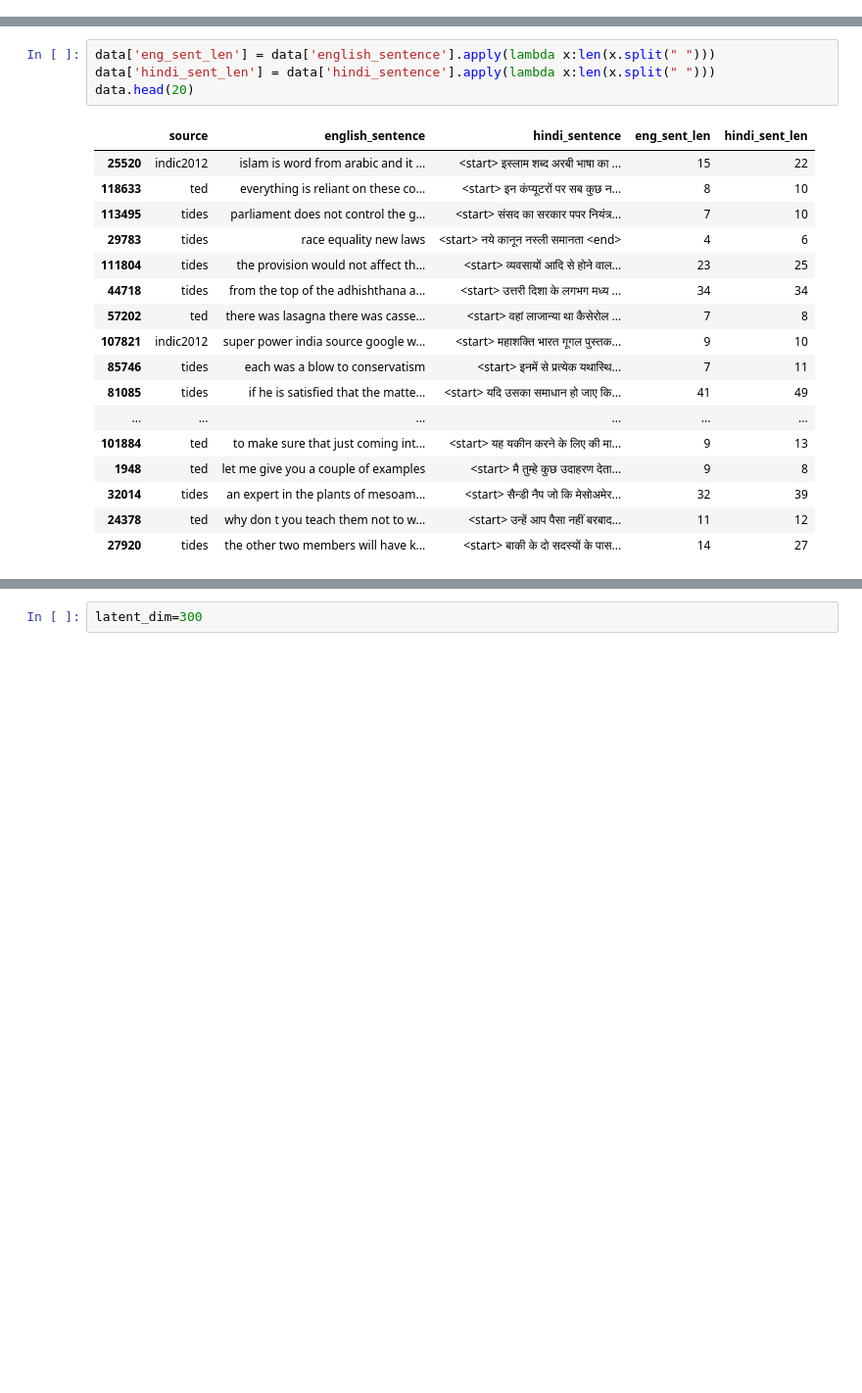
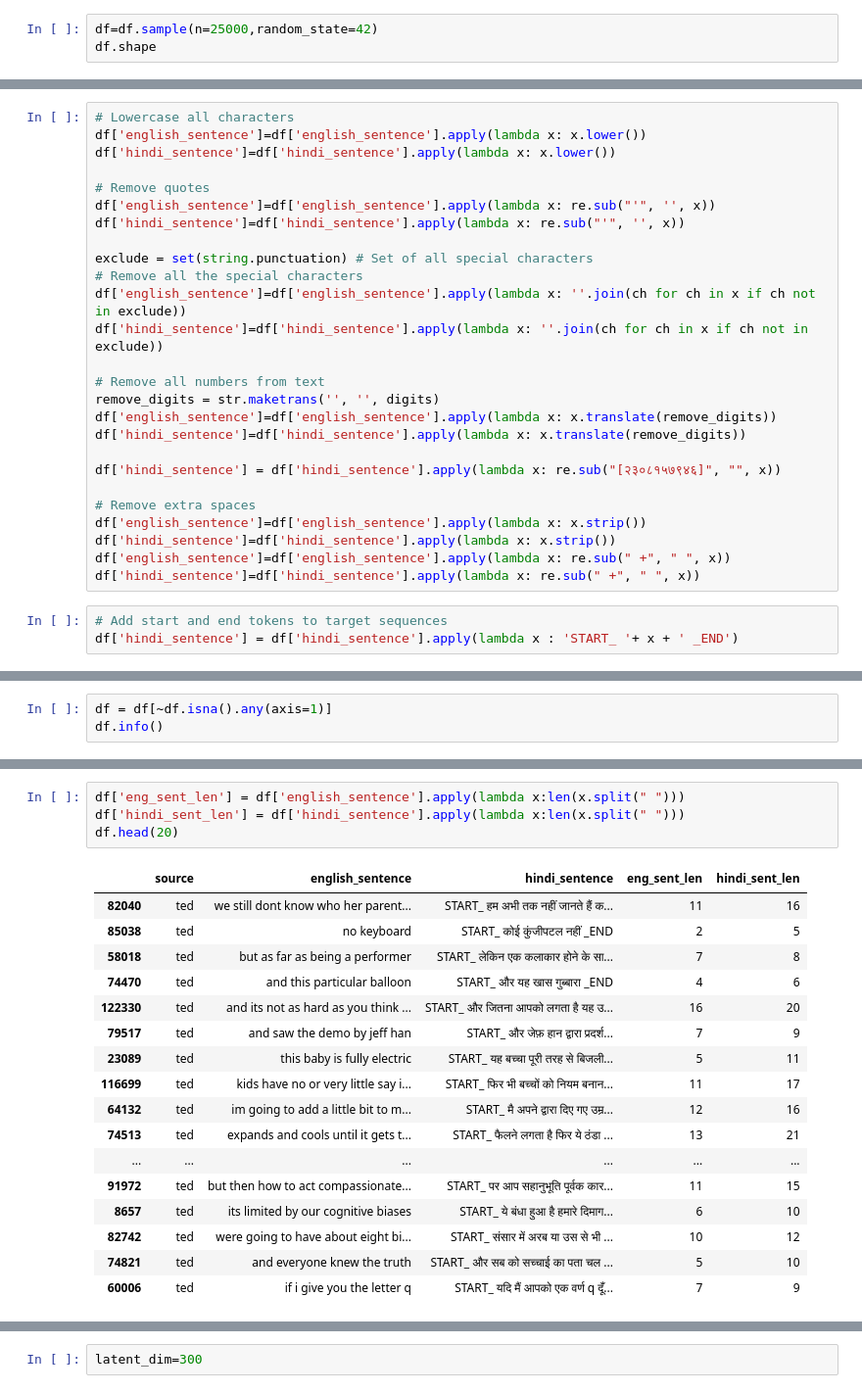
Before and after one commit to nandinib1999/edureka-assignments, a Jupyter notebook: Edureka_Sequence_Learning_Assignment_4_Machine_Translation.ipynb, the cells around one changed output, grey strips where cells are left out. Shown at 98% size. Cells and saved outputs as stored; diff of their text form; blank space fills up the shorter version.

```diff
--- a/Edureka_Sequence_Learning_Assignment_4_Machine_Translation.ipynb
+++ b/Edureka_Sequence_Learning_Assignment_4_Machine_Translation.ipynb
@@ -9,0 +81,3 @@ data.shape
+# %%
+df=df.sample(n=25000,random_state=42)
+df.shape
@@ -9,0 +86,29 @@ data.shape
+# %%
+# Lowercase all characters
+df['english_sentence']=df['english_sentence'].apply(lambda x: x.lower())
+df['hindi_sentence']=df['hindi_sentence'].apply(lambda x: x.lower())
+
+# Remove quotes
+df['english_sentence']=df['english_sentence'].apply(lambda x: re.sub("'", '', x))
+df['hindi_sentence']=df['hindi_sentence'].apply(lambda x: re.sub("'", '', x))
+
+exclude = set(string.punctuation) # Set of all special characters
+# Remove all the special characters
+df['english_sentence']=df['english_sentence'].apply(lambda x: ''.join(ch for ch in x if ch not in exclude))
+df['hindi_sentence']=df['hindi_sentence'].apply(lambda x: ''.join(ch for ch in x if ch not in exclude))
+
+# Remove all numbers from text
+remove_digits = str.maketrans('', '', digits)
+df['english_sentence']=df['english_sentence'].apply(lambda x: x.translate(remove_digits))
+df['hindi_sentence']=df['hindi_sentence'].apply(lambda x: x.translate(remove_digits))
+
+df['hindi_sentence'] = df['hindi_sentence'].apply(lambda x: re.sub("[२३०८१५७९४६]", "", x))
+
+# Remove extra spaces
+df['english_sentence']=df['english_sentence'].apply(lambda x: x.strip())
+df['hindi_sentence']=df['hindi_sentence'].apply(lambda x: x.strip())
+df['english_sentence']=df['english_sentence'].apply(lambda x: re.sub(" +", " ", x))
+df['hindi_sentence']=df['hindi_sentence'].apply(lambda x: re.sub(" +", " ", x))
+# %%
+# Add start and end tokens to target sequences
+df['hindi_sentence'] = df['hindi_sentence'].apply(lambda x : 'START_ '+ x + ' _END')
@@ -9,0 +122,3 @@ data.shape
+# %%
+df = df[~df.isna().any(axis=1)]
+df.info()
@@ -228,22 +240,22 @@ unq_hindi_vocab.append('<end>')
 # %%
-data['eng_sent_len'] = data['english_sentence'].apply(lambda x:len(x.split(" ")))
-data['hindi_sent_len'] = data['hindi_sentence'].apply(lambda x:len(x.split(" ")))
-data.head(20)
+df['eng_sent_len'] = df['english_sentence'].apply(lambda x:len(x.split(" ")))
+df['hindi_sent_len'] = df['hindi_sentence'].apply(lambda x:len(x.split(" ")))
+df.head(20)
 # %% [output]
 |  | source | english_sentence | hindi_sentence | eng_sent_len | hindi_sent_len |
-| 25520 | indic2012 | islam is word from arabic and it ... | <start> इस्लाम शब्द अरबी भाषा का ... | 15 | 22 |
-| 118633 | ted | everything is reliant on these co... | <start> इन कंप्यूटरों पर सब कुछ न... | 8 | 10 |
-| 113495 | tides | parliament does not control the g... | <start> संसद का सरकार पपर नियंत्र... | 7 | 10 |
-| 29783 | tides | race equality new laws | <start> नये कानून नस्ली समानता <end> | 4 | 6 |
-| 111804 | tides | the provision would not affect th... | <start> व्यवसायों आदि से होने वाल... | 23 | 25 |
-| 44718 | tides | from the top of the adhishthana a... | <start> उत्तरी दिशा के लगभग मध्य ... | 34 | 34 |
-| 57202 | ted | there was lasagna there was casse... | <start> वहां लाजान्या था कैसेरोल ... | 7 | 8 |
-| 107821 | indic2012 | super power india source google w... | <start> महाशक्ति भारत गूगल पुस्तक... | 9 | 10 |
-| 85746 | tides | each was a blow to conservatism | <start> इनमें से प्रत्येक यथास्थि... | 7 | 11 |
-| 81085 | tides | if he is satisfied that the matte... | <start> यदि उसका समाधान हो जाए कि... | 41 | 49 |
+| 82040 | ted | we still dont know who her parent... | START_ हम अभी तक नहीं जानते हैं क... | 11 | 16 |
+| 85038 | ted | no keyboard | START_ कोई कुंजीपटल नहीं _END | 2 | 5 |
+| 58018 | ted | but as far as being a performer | START_ लेकिन एक कलाकार होने के सा... | 7 | 8 |
+| 74470 | ted | and this particular balloon | START_ और यह खास गुब्बारा _END | 4 | 6 |
+| 122330 | ted | and its not as hard as you think ... | START_ और जितना आपको लगता है यह उ... | 16 | 20 |
+| 79517 | ted | and saw the demo by jeff han | START_ और जेफ़ हान द्वारा प्रदर्श... | 7 | 9 |
+| 23089 | ted | this baby is fully electric | START_ यह बच्चा पूरी तरह से बिजली... | 5 | 11 |
+| 116699 | ted | kids have no or very little say i... | START_ फिर भी बच्चों को नियम बनान... | 11 | 17 |
+| 64132 | ted | im going to add a little bit to m... | START_ मै अपने द्वारा दिए गए उम्र... | 12 | 16 |
+| 74513 | ted | expands and cools until it gets t... | START_ फैलने लगता है फिर ये ठंडा ... | 13 | 21 |
 | ... | ... | ... | ... | ... | ... |
-| 101884 | ted | to make sure that just coming int... | <start> यह यकीन करने के लिए की मा... | 9 | 13 |
-| 1948 | ted | let me give you a couple of examples | <start> मै तुम्हे कुछ उदाहरण देता... | 9 | 8 |
-| 32014 | tides | an expert in the plants of mesoam... | <start> सैन्डी नैप जो कि मेसोअमेर... | 32 | 39 |
-| 24378 | ted | why don t you teach them not to w... | <start> उन्हें आप पैसा नहीं बरबाद... | 11 | 12 |
-| 27920 | tides | the other two members will have k... | <start> बाकी के दो सदस्यों के पास... | 14 | 27 |
+| 91972 | ted | but then how to act compassionate... | START_ पर आप सहानुभूति पूर्वक कार... | 11 | 15 |
+| 8657 | ted | its limited by our cognitive biases | START_ ये बंधा हुआ है हमारे दिमाग... | 6 | 10 |
+| 82742 | ted | were going to have about eight bi... | START_ संसार में अरब या उस से भी ... | 10 | 12 |
+| 74821 | ted | and everyone knew the truth | START_ और सब को सच्चाई का पता चल ... | 5 | 10 |
+| 60006 | ted | if i give you the letter q | START_ यदि मैं आपको एक वर्ण q दूँ... | 7 | 9 |
```
Also changed, not shown: parts of 77 cells of this notebook.
